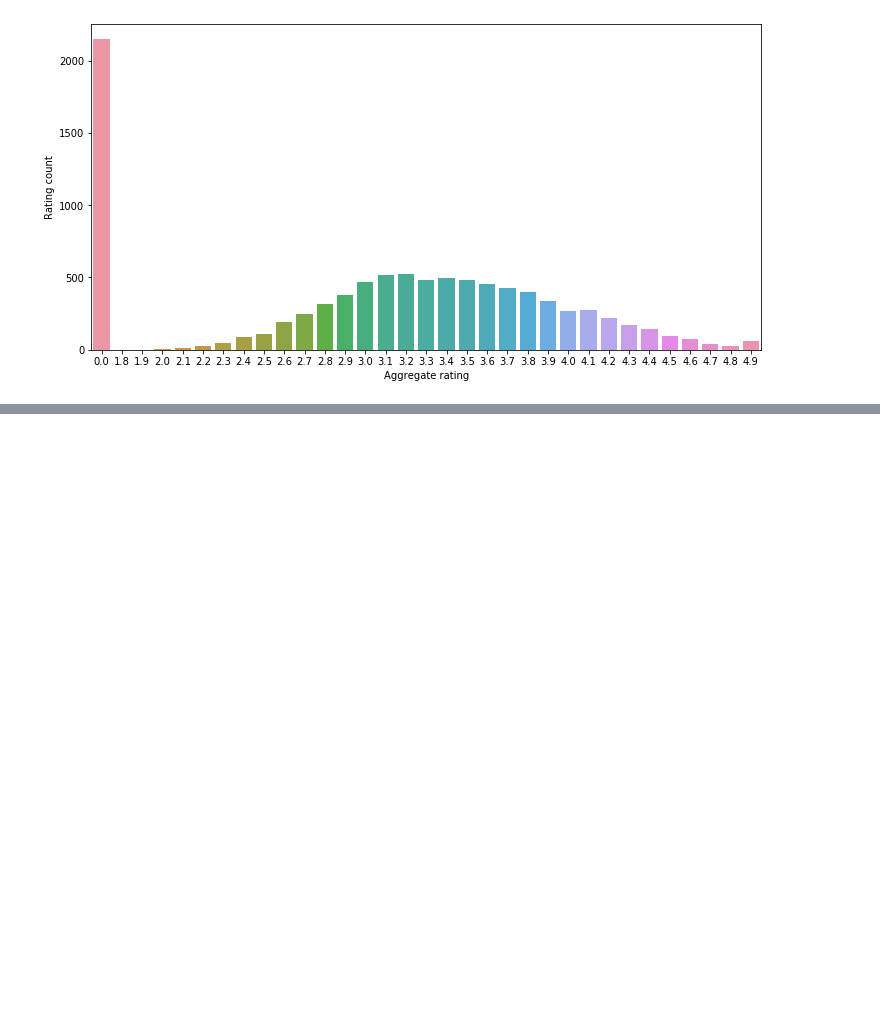
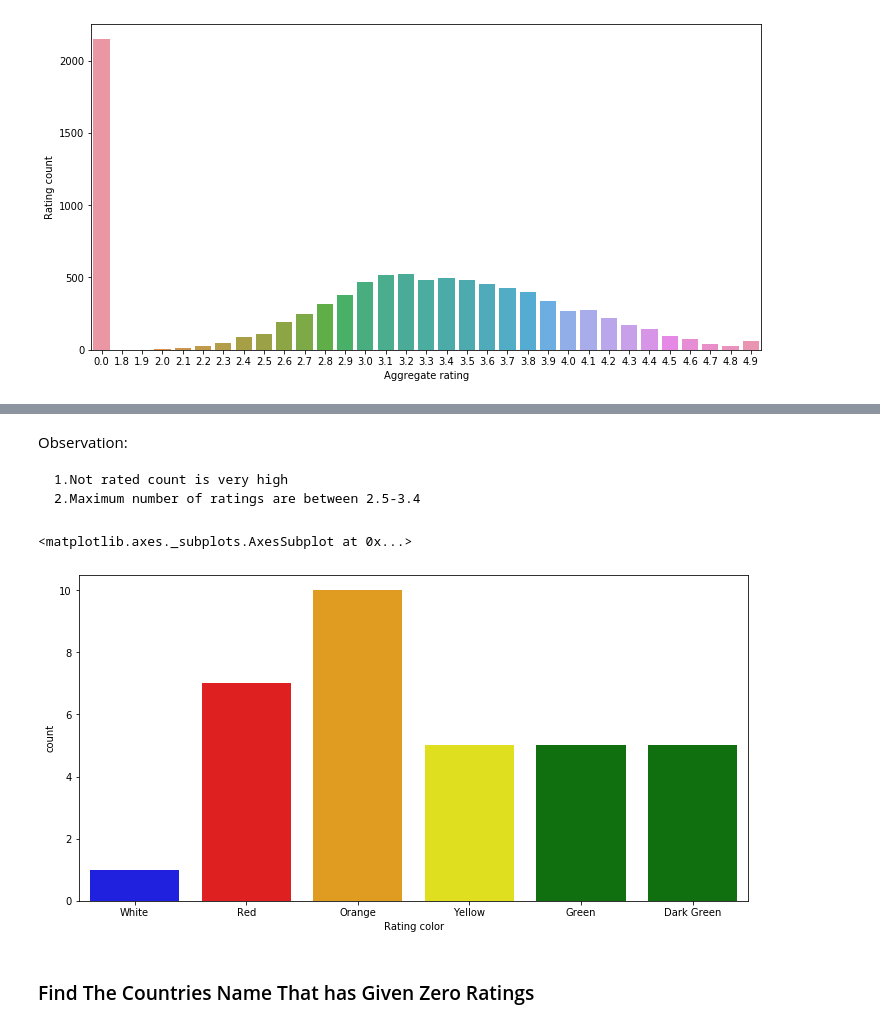
Before and after one commit to siddartha-10/EDA, a Jupyter notebook: EDA.ipynb, the cells around one changed output, grey strips where cells are left out. Cells and saved outputs as stored; diff of their text form; code cells hidden in the pictures; blank space fills up the shorter version.

```diff
--- a/EDA.ipynb
+++ b/EDA.ipynb
@@ -262,0 +275,13 @@ sns.barplot(x="Aggregate rating",y='Rating count',data=ratings)
+# %% [markdown]
+Observation:
+
+    1.Not rated count is very high
+    2.Maximum number of ratings are between 2.5-3.4
+# %%
+## Count plot
+sns.countplot(x="Rating color",data = ratings,palette = ['blue','red','orange','yellow','green','green'])
+# %% [output]
+<matplotlib.axes._subplots.AxesSubplot at 0x...>
+[figure, added]
+# %% [markdown]
+### Find The Countries Name That has Given Zero Ratings
```
Also changed, not shown: parts of 16 cells of this notebook.
